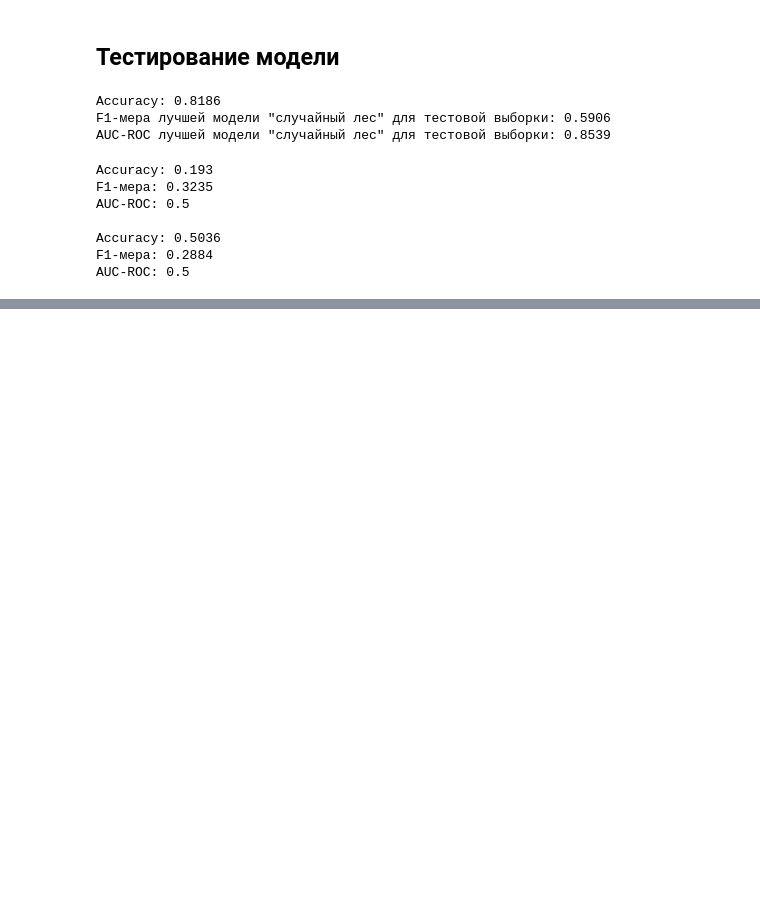
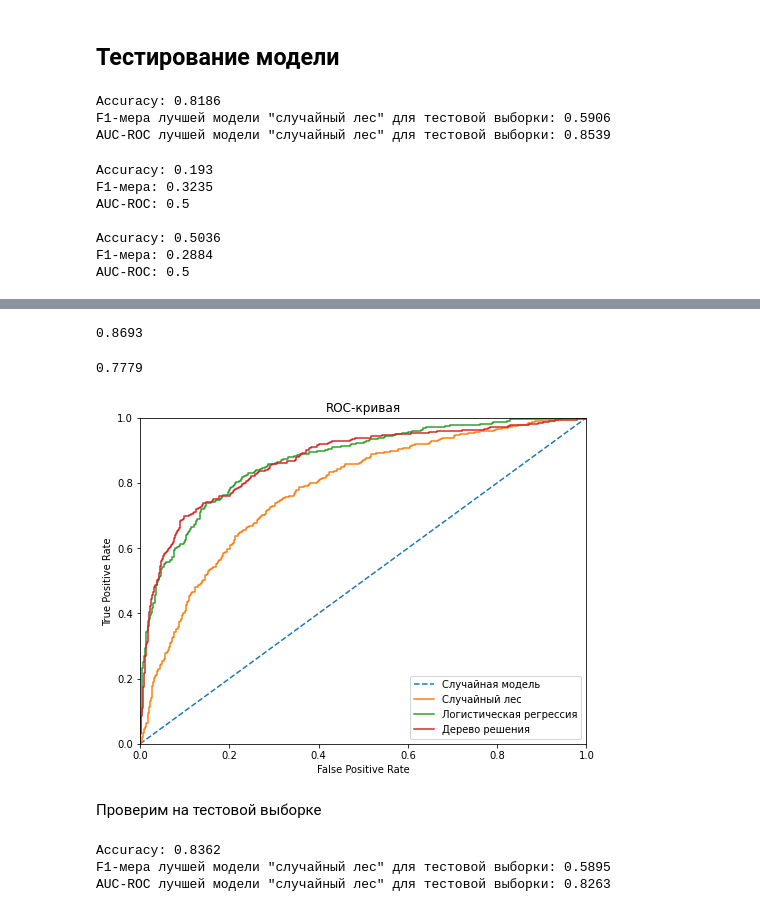
Before and after one commit to Vasilenko-SD/customer_outflow, a Jupyter notebook: customer_outflow.ipynb, the cells around one changed output, grey strips where cells are left out. Saved outputs shown, nothing was run; the diff lists cells and outputs as text; code cells hidden in the pictures; blank space fills up the shorter version.

```diff
--- a/customer_outflow.ipynb
+++ b/customer_outflow.ipynb
@@ -958,0 +1305,8 @@ AUC-ROC: 0.5
+# %%
+# Логистическая регрессия
+
+for iter in range(100, 500, 1000):
+    model_logistic_upsampled_v2 = LogisticRegression(random_state=12345, solver='lbfgs', max_iter=iter)
+    model_logistic_upsampled_v2.fit(features_train_upsampled_v2, target_train_upsampled_v2)
+    model_logistic_upsampled_v2.predict(features_valid_v2)
+print("F1:", round(f1_score(target_valid_v2,predictions_valid), 4))
@@ -958,0 +1380,4 @@ AUC-ROC: 0.5
+# %%
+probabilities_tree=best_model_forest_upsampled_v2.predict_proba(features_valid_v2)
+probabilities_one_valid_tree=probabilities_tree[:,1]
+fpr_tree,tpr_tree,thresholds=roc_curve(target_valid_v2,probabilities_one_valid_tree)
@@ -958,0 +1390,4 @@ AUC-ROC: 0.5
+# %%
+probabilities_forest=best_model_balanced_v2.predict_proba(features_valid_v2)
+probabilities_one_valid_forest=probabilities_forest[:,1]
+fpr_forest,tpr_forest,thresholds=roc_curve(target_valid_v2,probabilities_one_valid_forest)
@@ -958,0 +1396,8 @@ AUC-ROC: 0.5
+# %%
+round(auc_roc_forest, 4)
+# %% [output]
+0.8693
+# %%
+probabilities_reg=model_logistic_upsampled_v2.predict_proba(features_valid_v2)
+probabilities_one_valid_reg=probabilities_reg[:,1]
+fpr_log,tpr_log,thresholds=roc_curve(target_valid_v2,probabilities_one_valid_reg)
@@ -958,0 +1406,39 @@ AUC-ROC: 0.5
+# %%
+round(auc_roc_reg, 4)
+# %% [output]
+0.7779
+# %%
+plt.figure(figsize=(8,6))
+plt.plot([0, 1], [0, 1], linestyle='--')
+plt.xlim([0.0, 1.0])
+plt.ylim([0.0, 1.0])
+plt.plot(fpr_log,tpr_log)
+plt.plot(fpr_tree,tpr_tree)
+plt.plot(fpr_forest,tpr_forest)
+plt.xlabel('False Positive Rate')
+plt.ylabel('True Positive Rate')
+plt.title('ROC-кривая')
+plt.legend(('Случайная модель','Случайный лес','Логистическая регрессия','Дерево решения'),
+           loc= 'lower right')
+plt.show()
+# %% [output]
+[figure, added]
+# %% [markdown]
+Проверим на тестовой выборке
+# %%
+model_forest = RandomForestClassifier(random_state=12345, class_weight='balanced', n_estimators=19, max_depth=10, min_samples_split=3)
+model_forest.fit(features_train_v2, target_train_v2)
+predictions_test = model_forest.predict(features_test_v2)
+f1 = f1_score(target_test_v2, predictions_test)
+
+probabilities_test = model.predict_proba(features_test_v2)
+probabilities_one_test = probabilities_test[:, 1]
+roc_auc_score_test = roc_auc_score(target_test_v2, probabilities_one_test)
+result_random_forest = accuracy_score(target_test_v2, predictions_test)
+print('Accuracy:', round(result_random_forest, 4))
+print('F1-мера лучшей модели "случайный лес" для тестовой выборки:', round(f1, 4))
+print('AUC-ROC лучшей модели "случайный лес" для тестовой выборки:', round(roc_auc_score_test, 4))
+# %% [output]
+Accuracy: 0.8362
+F1-мера лучшей модели "случайный лес" для тестовой выборки: 0.5895
+AUC-ROC лучшей модели "случайный лес" для тестовой выборки: 0.8263
```
Also changed, not shown: parts of 49 cells of this notebook.
